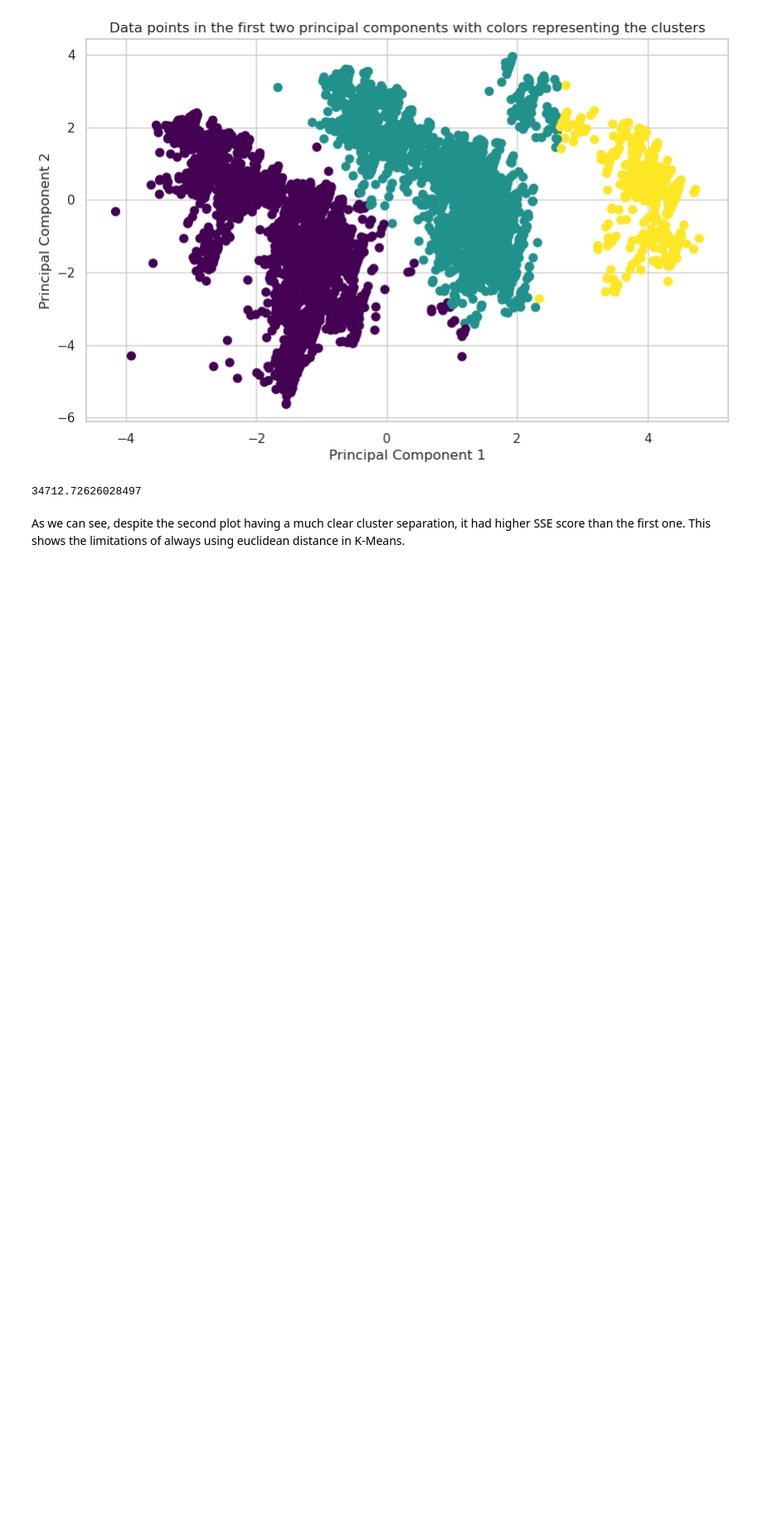
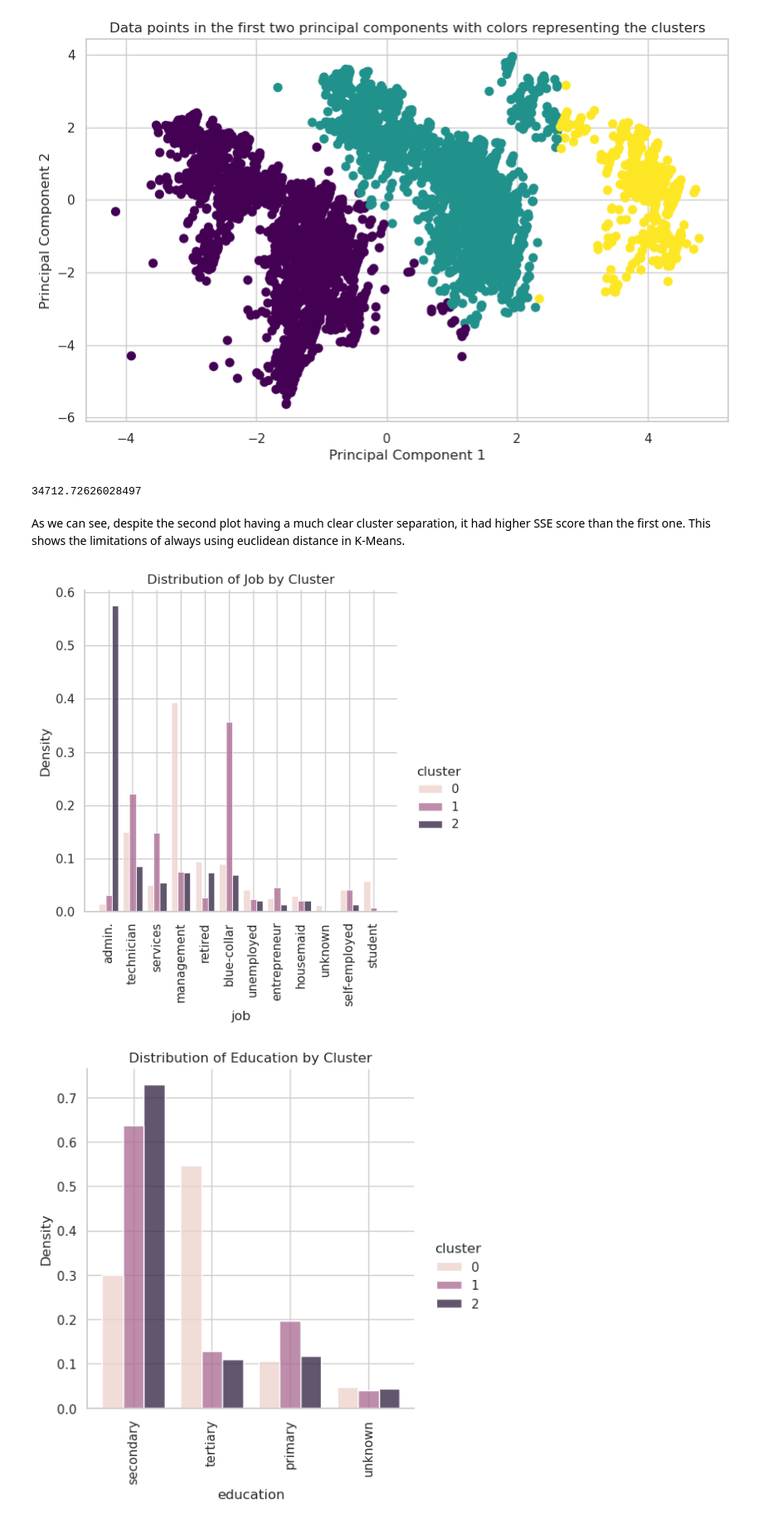
Before and after one commit to guiijose/Machine-Learning, a Jupyter notebook: homeworks/hw4/hw4.ipynb, the cells around one changed output. Shown at 83% size. Drawn from its saved outputs; the diff is of its cells as text; code cells hidden in the pictures; blank space fills up the shorter version.

```diff
--- a/homeworks/hw4/hw4.ipynb
+++ b/homeworks/hw4/hw4.ipynb
@@ -181,11 +181,11 @@ plt.show()
 # %%
 # Apply K-means clustering with k=3 and random_state=42
 kmeans = KMeans(n_clusters=3, random_state=42)
-clusters = kmeans.fit_predict(df_normalized)
+clusters1 = kmeans.fit_predict(df_normalized)
 
 # Plot the data points with colors based on the clusters
 plt.figure(figsize=(10, 6))
-plt.scatter(df_pca[:, 0], df_pca[:, 1], c=clusters, s=50, cmap='viridis')
+plt.scatter(df_pca[:, 0], df_pca[:, 1], c=clusters1, s=50, cmap='viridis')
 plt.xlabel('Principal Component 1')
 plt.ylabel('Principal Component 2')
 plt.title('Data points with colors based on the clusters')
@@ -255,16 +255,19 @@ Converged at iteration 6: center shift 7.455096298462665e-05 within tolerance 0.
 As we can see, despite the second plot having a much clear cluster separation, it had higher SSE score than the first one. This shows the limitations of always using euclidean distance in K-Means.
 # %%
 # Add the cluster labels to the original dataframe
-df_selected['cluster'] = clusters
+df_selected['cluster'] = clusters1
 
 # Plot the distribution of "job" according to the clusters
 sns.displot(df_selected, x="job", hue="cluster", multiple="dodge", stat='density', shrink=0.8, common_norm=False)
 plt.title('Distribution of Job by Cluster')
 plt.xticks(rotation=90)
 plt.show()
 
 # Plot the distribution of "education" according to the clusters
 sns.displot(df_selected, x="education", hue="cluster", multiple="dodge", stat='density', shrink=0.8, common_norm=False)
 plt.title('Distribution of Education by Cluster')
 plt.xticks(rotation=90)
 plt.show()
+# %% [output]
+[figure, added]
+[figure, added]
```
Also changed, not shown: parts of 3 cells of this notebook.
